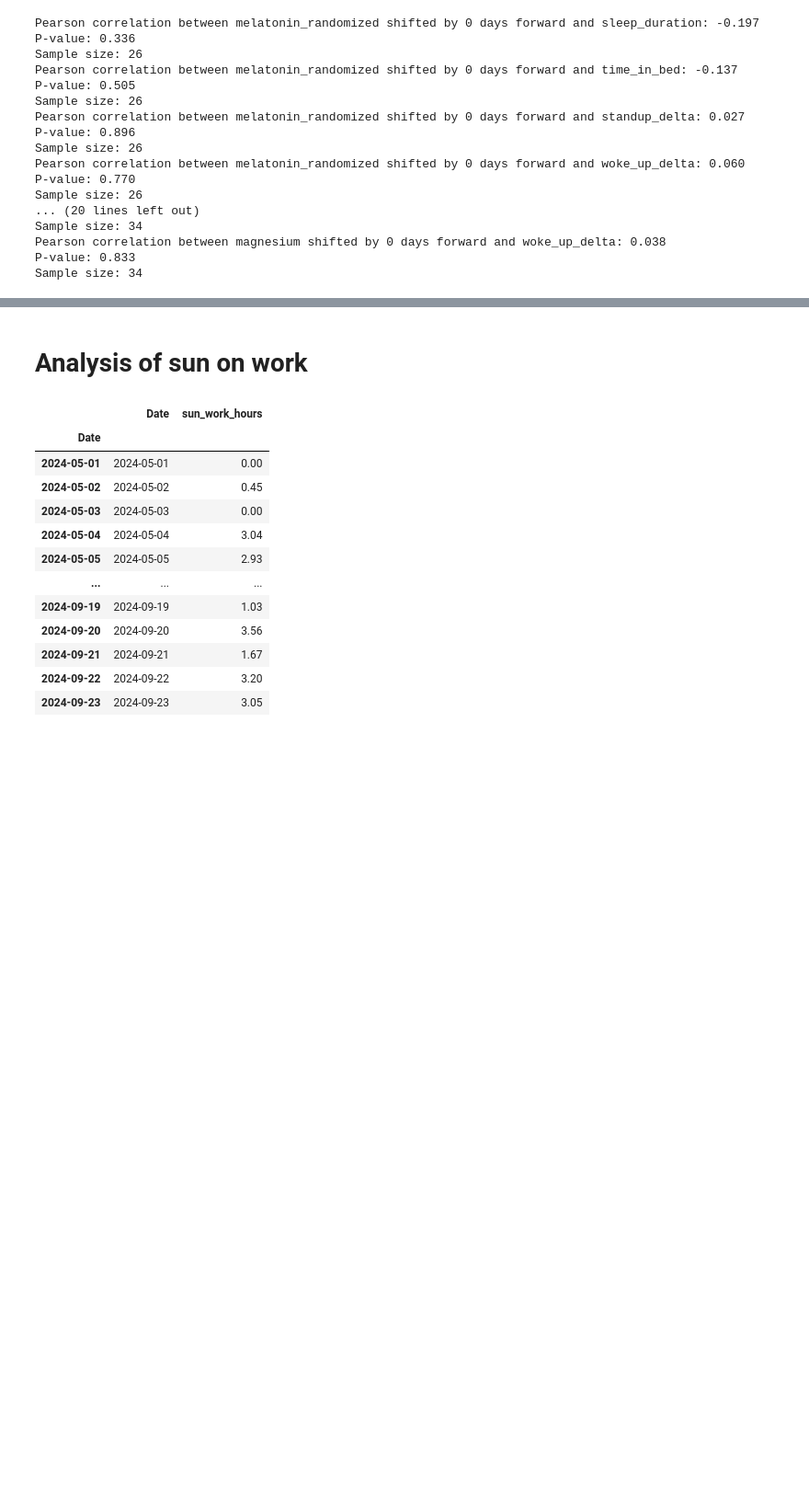
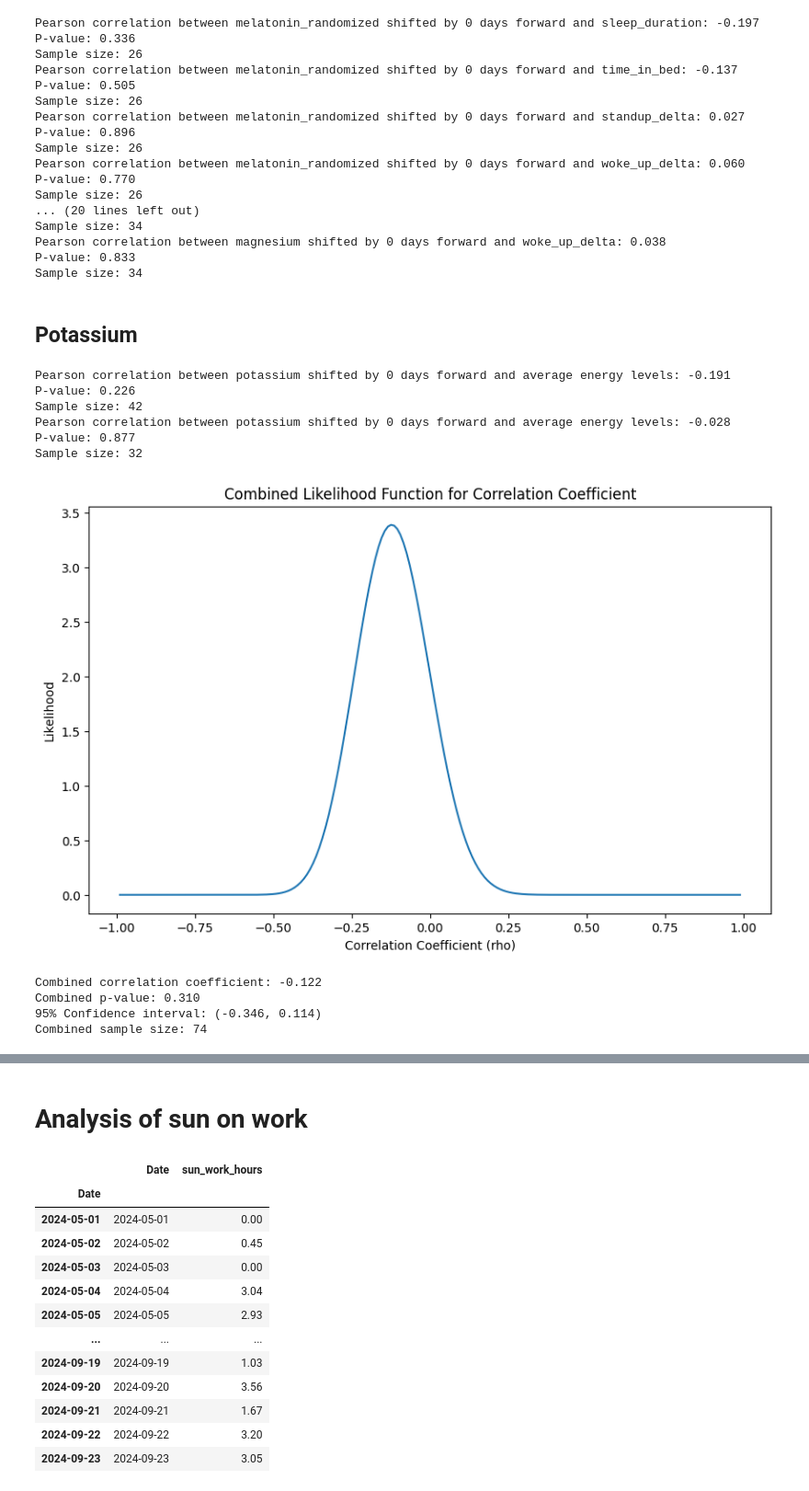
Before and after one commit to sonofhypnos/simon_data, a Jupyter notebook: simon_analysis.ipynb, the cells around one changed output, grey strips where cells are left out. Shown at 92% size. Saved outputs shown, nothing was run; the diff lists cells and outputs as text; code cells hidden in the pictures; blank space fills up the shorter version.

```diff
--- a/simon_analysis.ipynb
+++ b/simon_analysis.ipynb
@@ -740,3 +795,50 @@ Sample size: 34
 Pearson correlation between magnesium shifted by 0 days forward and woke_up_delta: 0.038
 P-value: 0.833
 Sample size: 34
+# %% [markdown]
+## Potassium
+# %%
+# Define your data (assuming 'data' is your DataFrame)
+# data = pd.read_csv('your_data.csv', parse_dates=True, index_col='date')
+
+# Define the column and shift_days
+column = 'potassium'
+shift_days = 0  # Adjust if necessary
+
+# Define the date ranges for each trial
+# Trial 1: 2024-05-25 to 2024-07-21
+start_date1 = '2024-05-25'
+end_date1 = '2024-07-21'
+
+# Trial 2: 2024-07-29 to 2024-09-10 (as per your code)
+start_date2 = '2024-07-29'
+end_date2 = '2024-09-10'
+
+# Analyze Trial 1
+result1 = analyze_energy_levels_correlation_with_likelihood(
+    data, start_date1, end_date1, column, shift_days=shift_days, plotting=False)
+
+# Analyze Trial 2
+result2 = analyze_energy_levels_correlation_with_likelihood(
+    data, start_date2, end_date2, column, shift_days=shift_days, plotting=False)
+
+# Combine the results
+combined_result = combine_trial_results(result1, result2, plotting=True)
+
+# Print the combined results
+print(f"Combined correlation coefficient: {combined_result['r_combined']:.3f}")
+print(f"Combined p-value: {combined_result['p_value_combined']:.3f}")
+print(f"95% Confidence interval: ({combined_result['confidence_interval'][0]:.3f}, {combined_result['confidence_interval'][1]:.3f})")
+print(f"Combined sample size: {combined_result['n_combined']}")
+# %% [output]
+Pearson correlation between potassium shifted by 0 days forward and average energy levels: -0.191
+P-value: 0.226
+Sample size: 42
+Pearson correlation between potassium shifted by 0 days forward and average energy levels: -0.028
+P-value: 0.877
+Sample size: 32
+[figure, added]
+Combined correlation coefficient: -0.122
+Combined p-value: 0.310
+95% Confidence interval: (-0.346, 0.114)
+Combined sample size: 74
```
Also changed, not shown: parts of 15 cells of this notebook.
